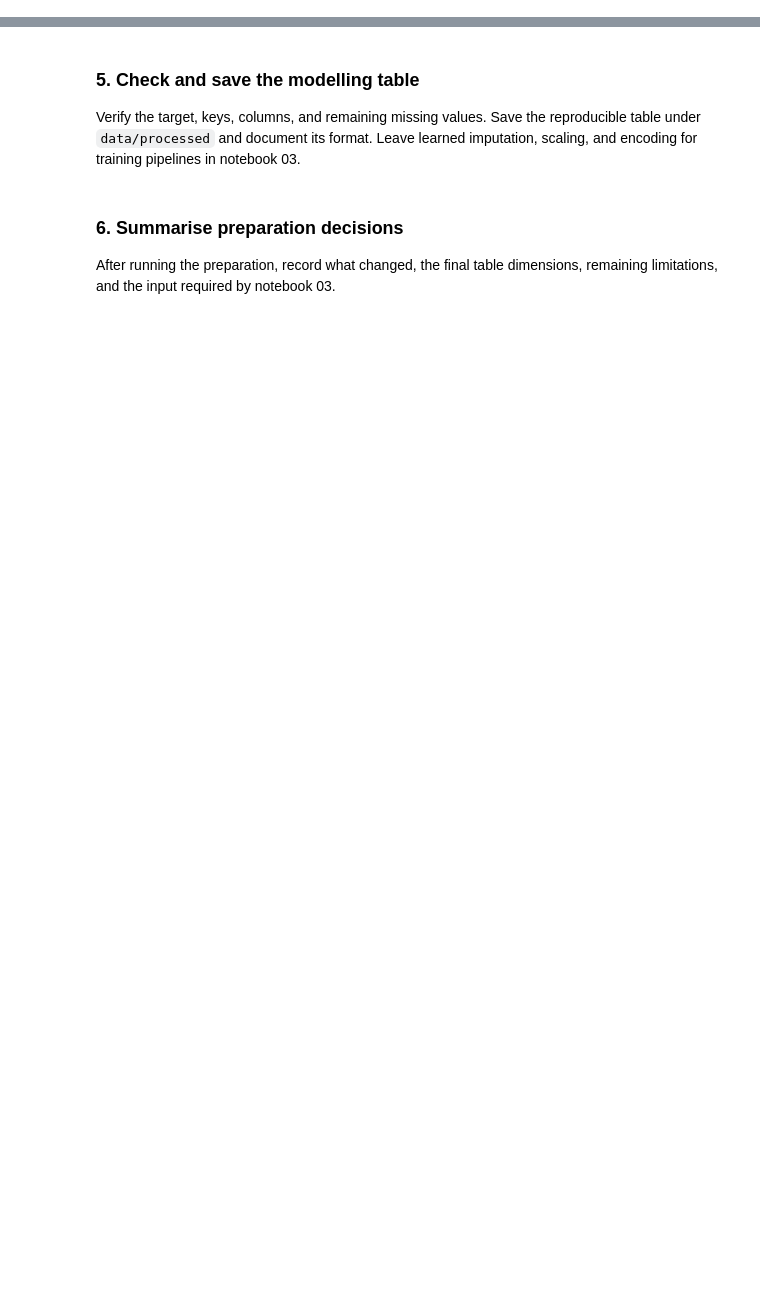
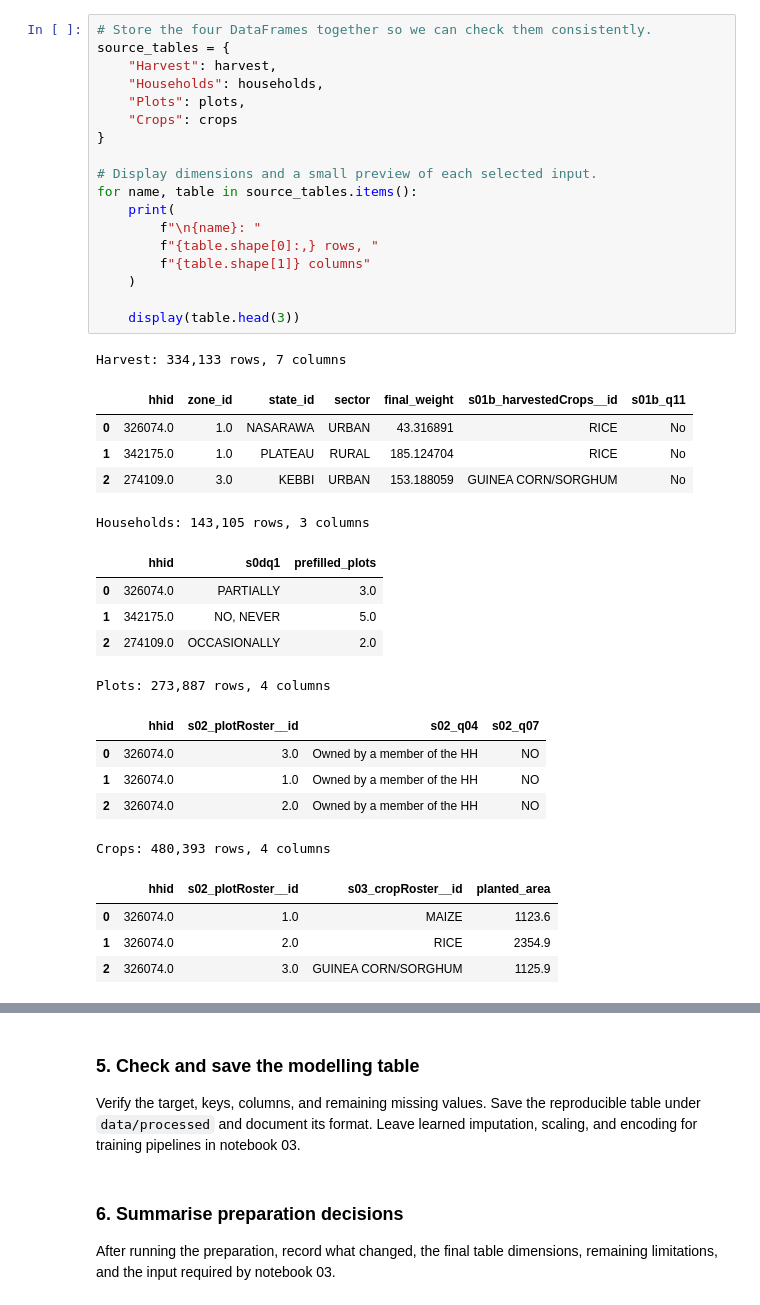
Before and after one commit to Chizycodes/nass-harvest-loss-prediction, a Jupyter notebook: notebooks/02_data_preparation.ipynb, the cells around one changed output, grey strips where cells are left out. Drawn from its saved outputs; the diff is of its cells as text; blank space fills up the shorter version.

```diff
--- a/notebooks/02_data_preparation.ipynb
+++ b/notebooks/02_data_preparation.ipynb
@@ -10,0 +93,39 @@ Explain why each table is needed, load it from `data/raw`, and inspect its keys
+# %%
+# Store the four DataFrames together so we can check them consistently.
+source_tables = {
+    "Harvest": harvest,
+    "Households": households,
+    "Plots": plots,
+    "Crops": crops
+}
+
+# Display dimensions and a small preview of each selected input.
+for name, table in source_tables.items():
+    print(
+        f"\n{name}: "
+        f"{table.shape[0]:,} rows, "
+        f"{table.shape[1]} columns"
+    )
+
+    display(table.head(3))
+# %% [output]
+Harvest: 334,133 rows, 7 columns
+|  | hhid | zone_id | state_id | sector | final_weight | s01b_harvestedCrops__id | s01b_q11 |
+| 0 | 326074.0 | 1.0 | NASARAWA | URBAN | 43.316891 | RICE | No |
+| 1 | 342175.0 | 1.0 | PLATEAU | RURAL | 185.124704 | RICE | No |
+| 2 | 274109.0 | 3.0 | KEBBI | URBAN | 153.188059 | GUINEA CORN/SORGHUM | No |
+Households: 143,105 rows, 3 columns
+|  | hhid | s0dq1 | prefilled_plots |
+| 0 | 326074.0 | PARTIALLY | 3.0 |
+| 1 | 342175.0 | NO, NEVER | 5.0 |
+| 2 | 274109.0 | OCCASIONALLY | 2.0 |
+Plots: 273,887 rows, 4 columns
+|  | hhid | s02_plotRoster__id | s02_q04 | s02_q07 |
+| 0 | 326074.0 | 3.0 | Owned by a member of the HH | NO |
+| 1 | 326074.0 | 1.0 | Owned by a member of the HH | NO |
+| 2 | 326074.0 | 2.0 | Owned by a member of the HH | NO |
+Crops: 480,393 rows, 4 columns
+|  | hhid | s02_plotRoster__id | s03_cropRoster__id | planted_area |
+| 0 | 326074.0 | 1.0 | MAIZE | 1123.6 |
+| 1 | 326074.0 | 2.0 | RICE | 2354.9 |
+| 2 | 326074.0 | 3.0 | GUINEA CORN/SORGHUM | 1125.9 |
```
Also changed, not shown: parts of 22 cells of this notebook, 1 other file.
